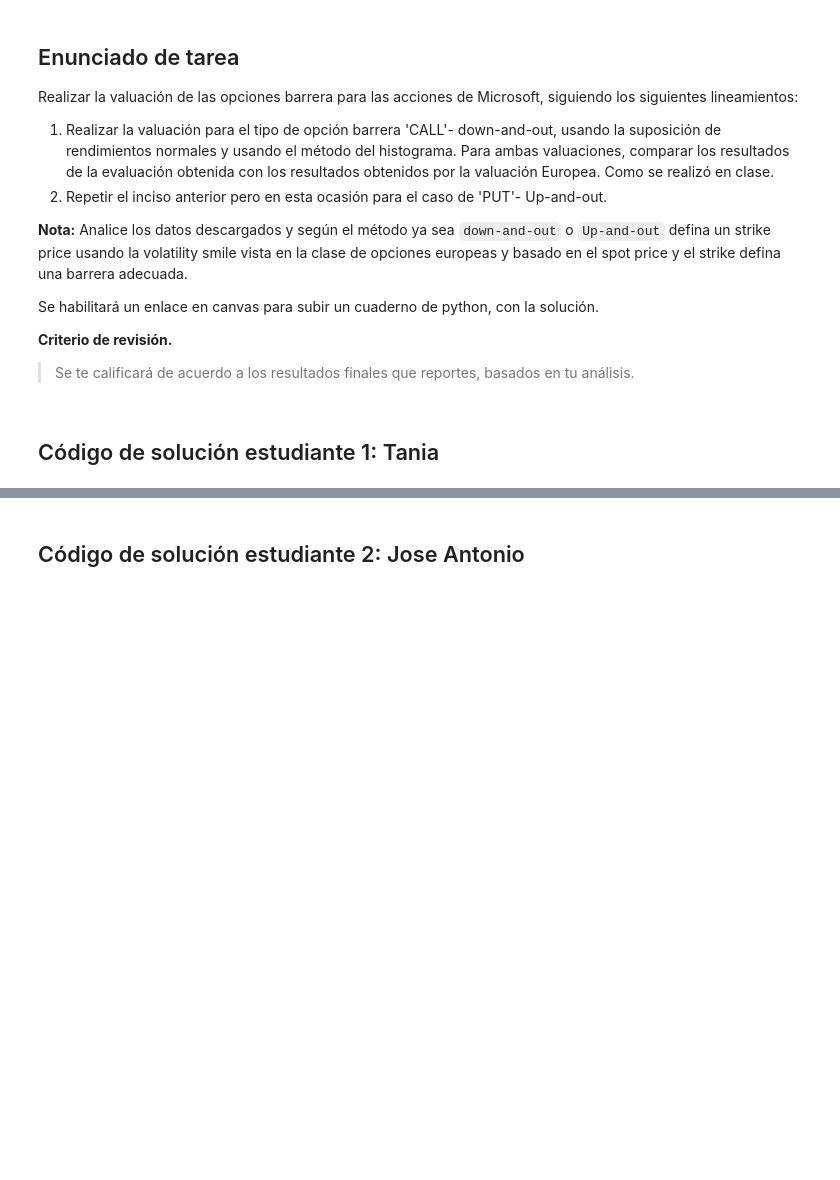
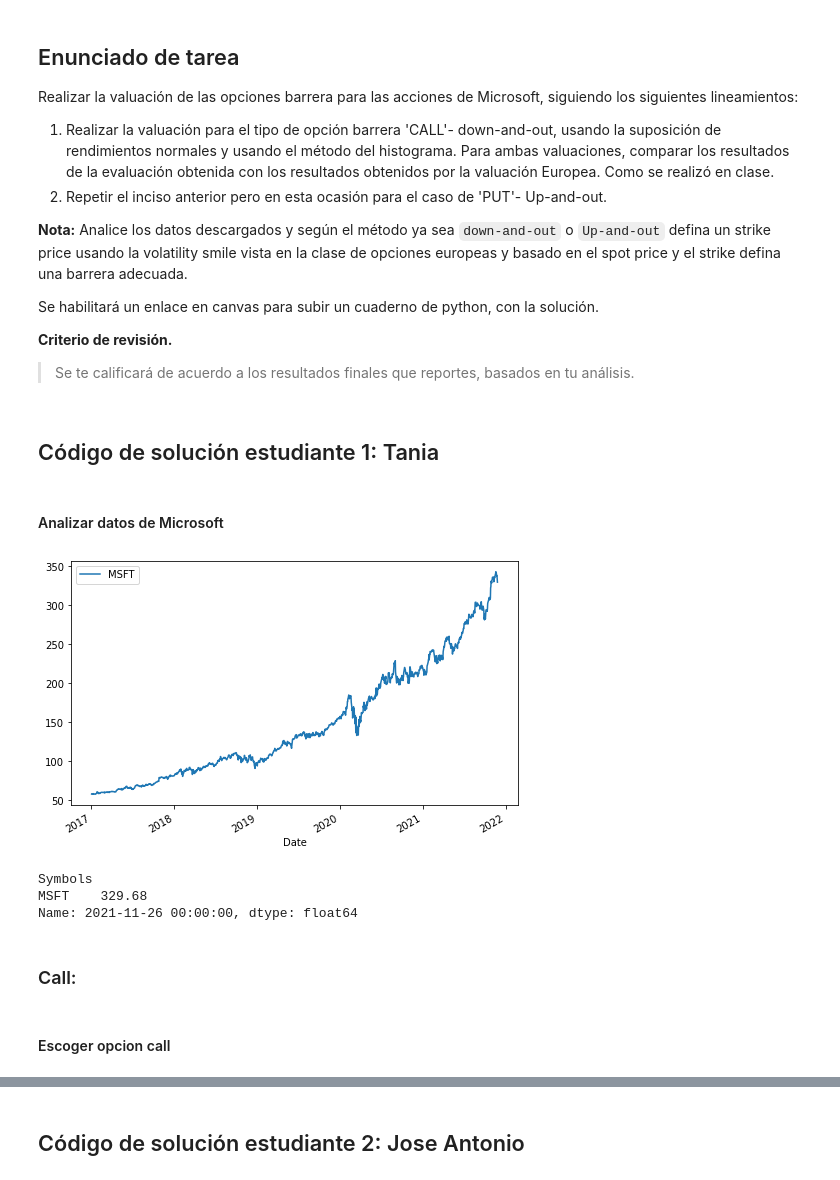
Before and after one commit to SebasGlez2000/Tarea10_TBell_JAContreras_SGonzalez, a Jupyter notebook: Tarea10_TBell_JAContreras_SGonzalez.ipynb, the cells around one changed output, grey strips where cells are left out. Cells and saved outputs as stored; diff of their text form; code cells hidden in the pictures; blank space fills up the shorter version.

```diff
--- a/Tarea10_TBell_JAContreras_SGonzalez.ipynb
+++ b/Tarea10_TBell_JAContreras_SGonzalez.ipynb
@@ -32,0 +112,19 @@ Se habilitará un enlace en canvas para subir un cuaderno de python, con la solu
+# %% [markdown]
+#### Analizar datos de Microsoft
+# %%
+# importamos cierres diarios de la empresa
+ticker = ['MSFT']
+start_date = '2017-01-01'
+
+closes_msft = get_adj_closes(ticker, start_date)
+closes_msft.plot(figsize=(8,5));
+plt.legend(ticker);
+# %% [output]
+[figure, added]
+# %%
+#ultimo cierre de la empresa
+closes_msft.iloc[-1]
+# %% [output]
+Symbols
+MSFT    329.68
+Name: 2021-11-26 00:00:00, dtype: float64
@@ -32,0 +135,4 @@ Se habilitará un enlace en canvas para subir un cuaderno de python, con la solu
+# %% [markdown]
+### Call:
+# %% [markdown]
+#### Escoger opcion call
```
Also changed, not shown: parts of 46 cells of this notebook.
